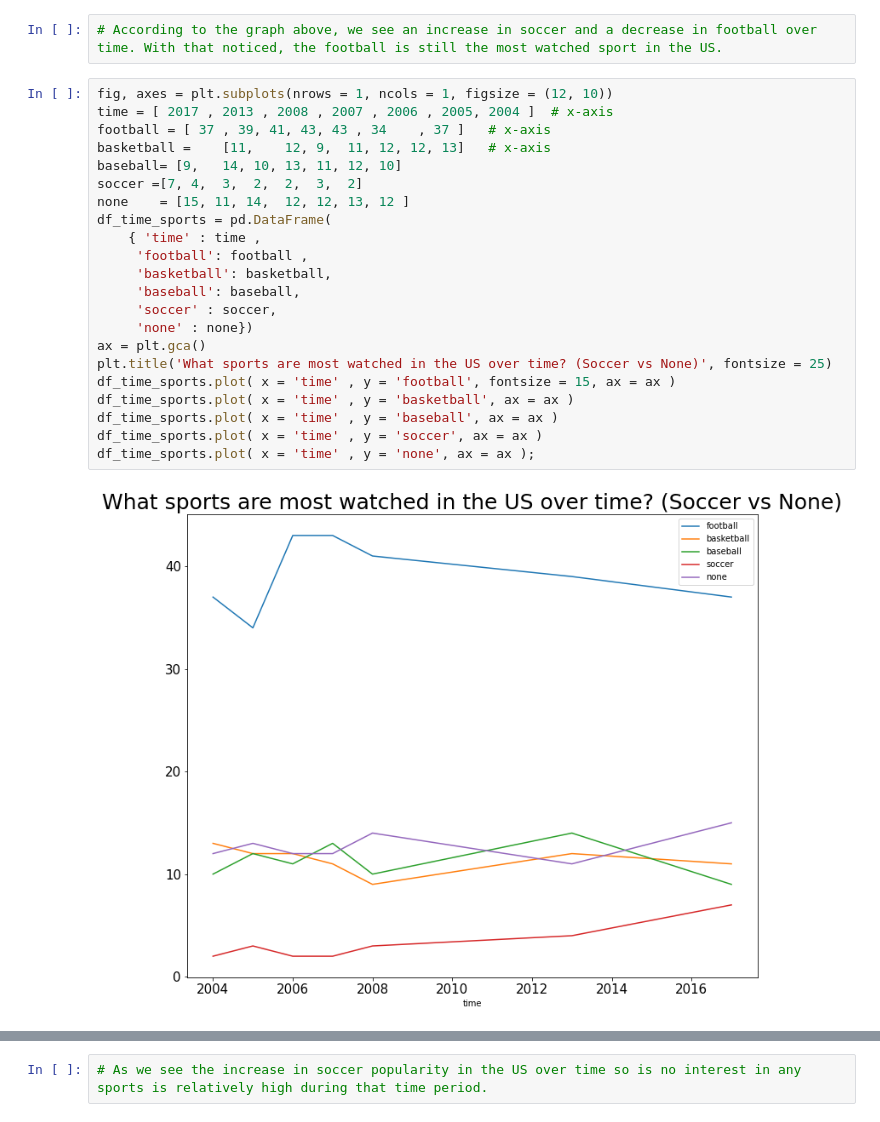
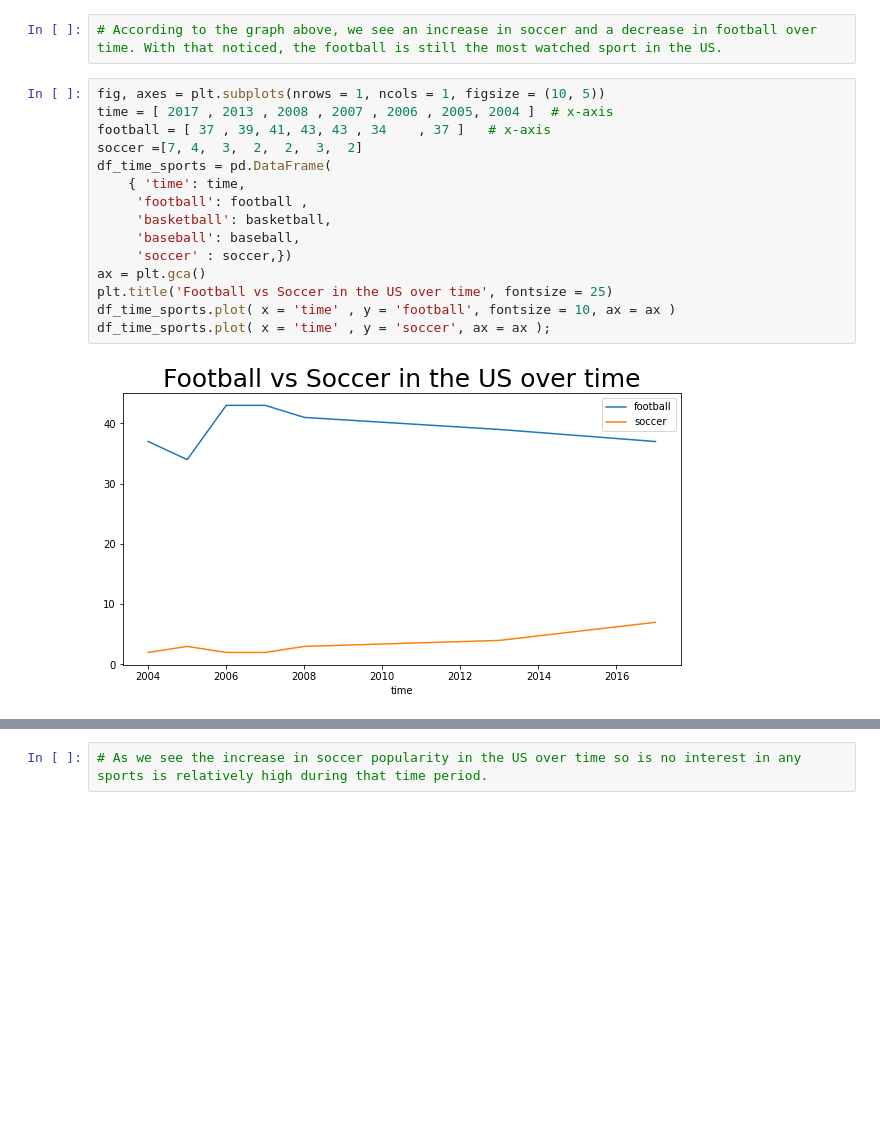
Before and after one commit to ivnizhnik/Python_for_Data_Science, a Jupyter notebook: Most_Watched_Sports.ipynb, the cells around one changed output, grey strips where cells are left out. Cells and saved outputs as stored; diff of their text form; blank space fills up the shorter version.

```diff
--- a/Most_Watched_Sports.ipynb
+++ b/Most_Watched_Sports.ipynb
@@ -188,26 +188,19 @@ df_time_sports.plot( x = 'time' , y = 'soccer', ax = ax );
 # %%
 # According to the graph above, we see an increase in soccer and a decrease in football over time. With that noticed, the football is still the most watched sport in the US.
 # %%
-fig, axes = plt.subplots(nrows = 1, ncols = 1, figsize = (12, 10))
+fig, axes = plt.subplots(nrows = 1, ncols = 1, figsize = (10, 5))
 time = [ 2017 , 2013 , 2008 , 2007 , 2006 , 2005, 2004 ]  # x-axis
 football = [ 37 , 39, 41, 43, 43 , 34	 , 37 ]   # x-axis
-basketball =	[11, 	12,	9,	11,	12,	12,	13]   # x-axis
-baseball= [9,	14,	10,	13,	11,	12,	10]
 soccer =[7,	4,	3,	2,	2,	3,	2]
-none	= [15, 11, 14,	12,	12,	13,	12 ]
 df_time_sports = pd.DataFrame(
-    { 'time' : time ,
+    { 'time': time,
      'football': football ,
      'basketball': basketball,
      'baseball': baseball,
-     'soccer' : soccer,
-     'none' : none})
+     'soccer' : soccer,})
 ax = plt.gca()
-plt.title('What sports are most watched in the US over time? (Soccer vs None)', fontsize = 25)
-df_time_sports.plot( x = 'time' , y = 'football', fontsize = 15, ax = ax )
-df_time_sports.plot( x = 'time' , y = 'basketball', ax = ax )
-df_time_sports.plot( x = 'time' , y = 'baseball', ax = ax )
-df_time_sports.plot( x = 'time' , y = 'soccer', ax = ax )
-df_time_sports.plot( x = 'time' , y = 'none', ax = ax );
+plt.title('Football vs Soccer in the US over time', fontsize = 25)
+df_time_sports.plot( x = 'time' , y = 'football', fontsize = 10, ax = ax )
+df_time_sports.plot( x = 'time' , y = 'soccer', ax = ax );
 # %% [output]
-[figure, old version]
+[figure, new version]
```
Also changed, not shown: parts of 3 cells of this notebook.
